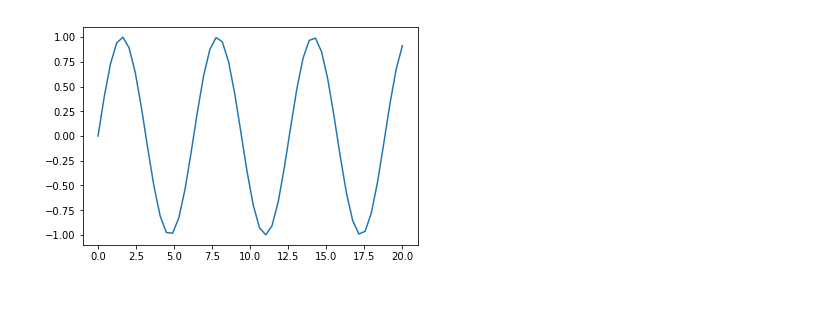
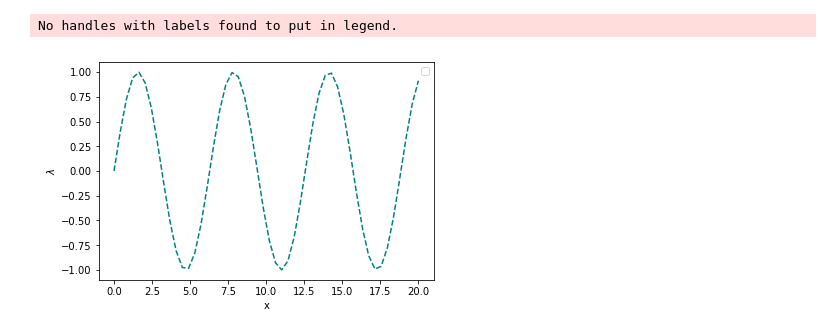
Before and after one commit to IanBarreraSalas/Metodos-Numericos-Verano, a Jupyter notebook: Untitled.ipynb, the cells around one changed output. Drawn from its saved outputs; the diff is of its cells as text; code cells hidden in the pictures; blank space fills up the shorter version.

```diff
--- a/Untitled.ipynb
+++ b/Untitled.ipynb
@@ -3,9 +2,14 @@ import numpy as np
 from pylab import*
 from matplotlib import*
 # %%
-x=np.linspace(0,20,50)
-y=np.sin(x)
-plot(x,y)
+x=linspace(0,20,50)
+y=sin(x)
+plot(x,y,'--',color='teal')
+xlabel('x')
+ylabel(r'$\lambda$')
+pylab.legend(loc='upper right')
+savefig('sinx.pdf')
 show()
 # %% [output]
+No handles with labels found to put in legend.
-[figure, old version]
+[figure, new version]
```
Also changed, not shown: parts of 5 cells of this notebook.
